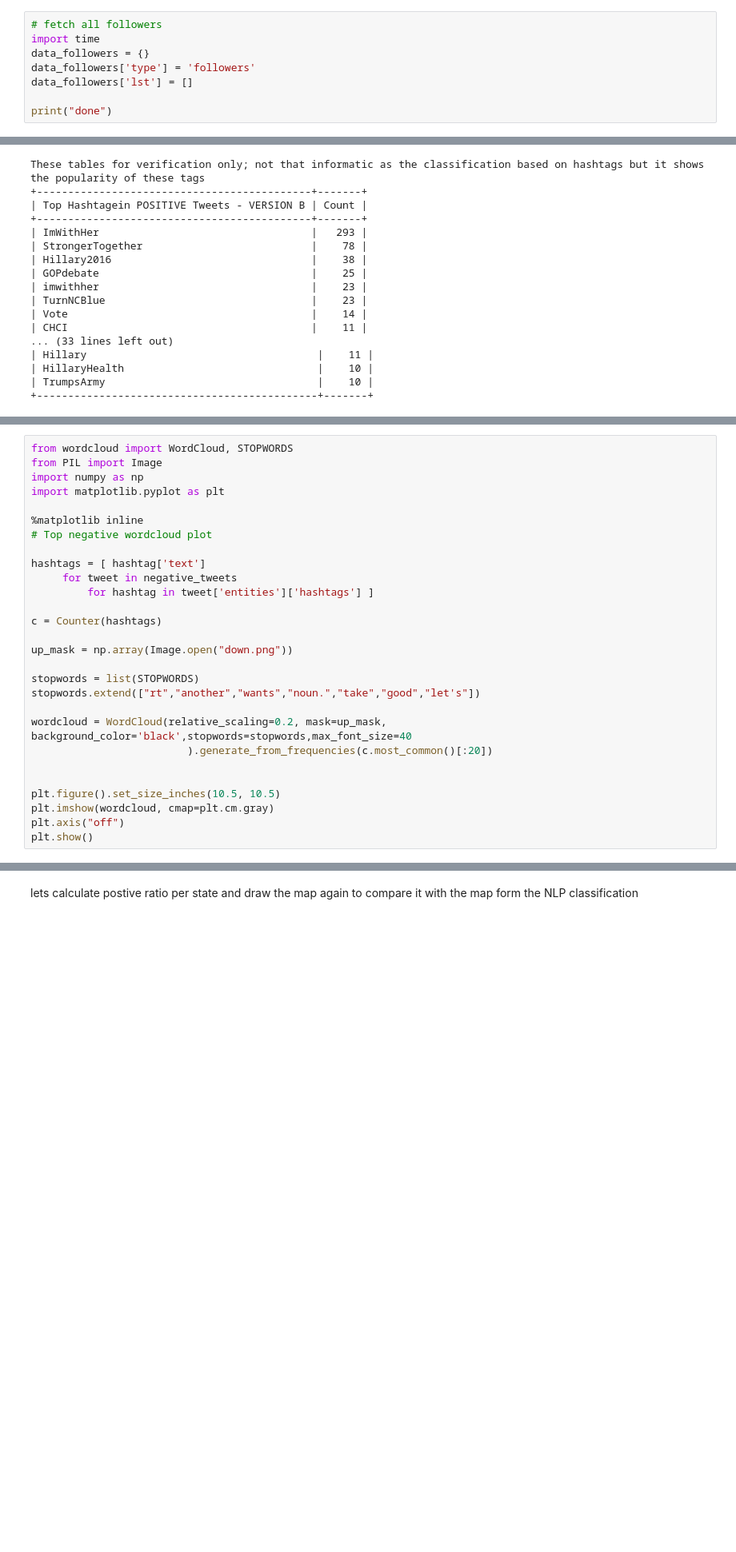
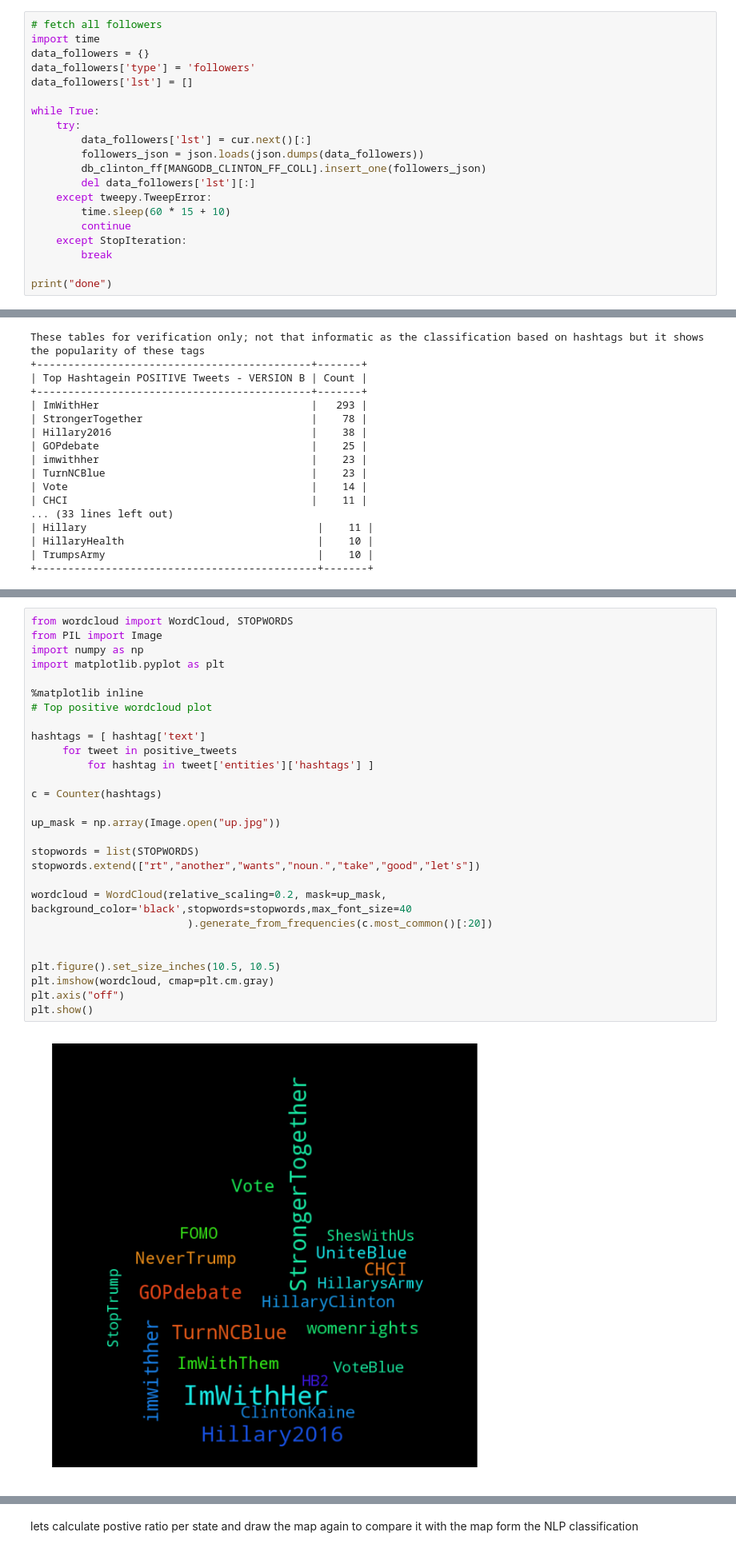
Before and after one commit to MBeaulieu22/casestudy1, a Jupyter notebook: CaseStudy1.ipynb, the cells around one changed output, grey strips where cells are left out. Shown at 80% size. Drawn from its saved outputs; the diff is of its cells as text; blank space fills up the shorter version.

```diff
--- a/CaseStudy1.ipynb
+++ b/CaseStudy1.ipynb
@@ -343,6 +364,18 @@ data_followers = {}
 data_followers['type'] = 'followers'
 data_followers['lst'] = []
 
+while True:
+    try:
+        data_followers['lst'] = cur.next()[:]
+        followers_json = json.loads(json.dumps(data_followers))
+        db_clinton_ff[MANGODB_CLINTON_FF_COLL].insert_one(followers_json)
+        del data_followers['lst'][:]
+    except tweepy.TweepError:
+        time.sleep(60 * 15 + 10)
+        continue
+    except StopIteration:
+        break
+
 print("done")
 # %% [output]
 done
@@ -705,31 +738,33 @@ plt.show()
 # %%
 from wordcloud import WordCloud, STOPWORDS
 from PIL import Image
 import numpy as np
 import matplotlib.pyplot as plt
 
 %matplotlib inline
-# Top negative wordcloud plot
+# Top positive wordcloud plot
 
 hashtags = [ hashtag['text']
-     for tweet in negative_tweets
+     for tweet in positive_tweets
          for hashtag in tweet['entities']['hashtags'] ]
 
 c = Counter(hashtags)
 
-up_mask = np.array(Image.open("down.png"))
+up_mask = np.array(Image.open("up.jpg"))
 
 stopwords = list(STOPWORDS)
 stopwords.extend(["rt","another","wants","noun.","take","good","let's"])
 
 wordcloud = WordCloud(relative_scaling=0.2, mask=up_mask, background_color='black',stopwords=stopwords,max_font_size=40
                          ).generate_from_frequencies(c.most_common()[:20])
 
 
 plt.figure().set_size_inches(10.5, 10.5)
 plt.imshow(wordcloud, cmap=plt.cm.gray)
 plt.axis("off")
 plt.show()
+# %% [output]
+[figure, added]
 # %%
 # most common words in positive and negative
 
```
Also changed, not shown: parts of 1 cell of this notebook.
